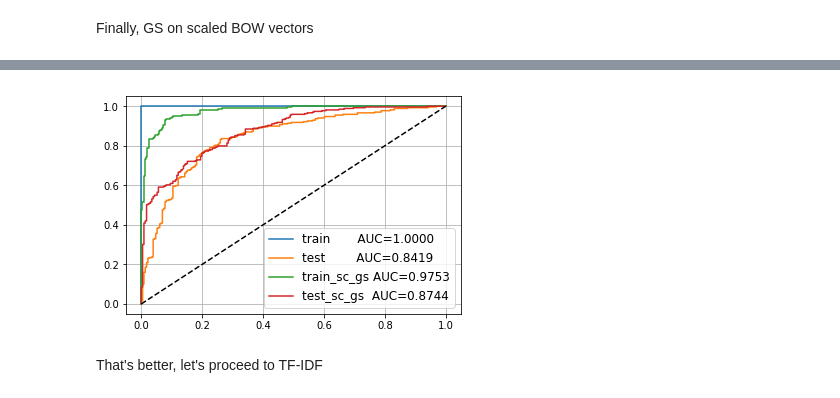
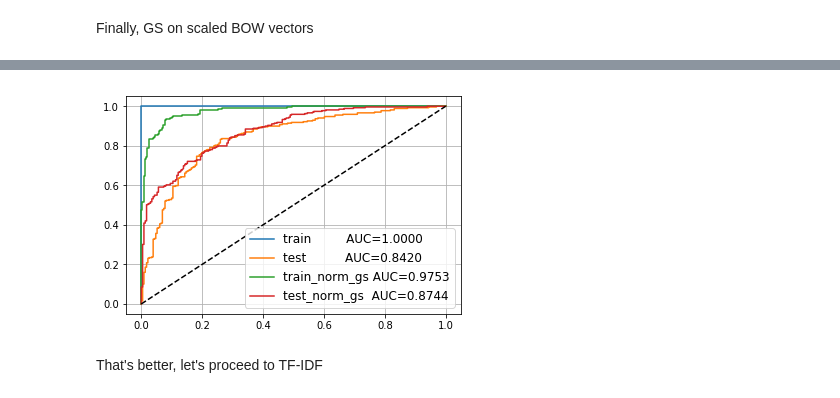
Before and after one commit to lit-leo/ml-mipt, a Jupyter notebook: homeworks/Lab2_Texts_and_Boosting/Lab2.ipynb, the cells around one changed output, grey strips where cells are left out. Drawn from its saved outputs; the diff is of its cells as text; code cells hidden in the pictures.

```diff
--- a/homeworks/Lab2_Texts_and_Boosting/Lab2.ipynb
+++ b/homeworks/Lab2_Texts_and_Boosting/Lab2.ipynb
@@ -255,12 +255,12 @@ from sklearn.metrics import roc_auc_score, roc_curve
 bow_model = LogisticRegression(solver='liblinear').fit(X_train_bow, y_train)
 bow_norm_model = LogisticRegression(solver='liblinear').fit(X_train_bow_norm, y_train)
 for name, X, y, model in [
-    ('train   ', X_train_bow, y_train, bow_model),
-    ('test    ', X_test_bow, y_test, bow_model),
+    ('train     ', X_train_bow, y_train, bow_model),
+    ('test      ', X_test_bow, y_test, bow_model),
 #     ('train_gs', X_train_bow, y_train, gs.best_estimator_.fit(X_train_bow, y_train)),
 #     ('test_gs ', X_test_bow, y_test, gs.best_estimator_.fit(X_train_bow, y_train)),
-    ('train_sc', X_train_bow_norm, y_train, bow_norm_model),
-    ('test_sc ', X_test_bow_norm, y_test, bow_norm_model)
+    ('train_norm', X_train_bow_norm, y_train, bow_norm_model),
+    ('test_norm ', X_test_bow_norm, y_test, bow_norm_model)
 ]:
     proba = model.predict_proba(X)[:, 1]
     auc = roc_auc_score(y, proba)
@@ -297,23 +297,23 @@ Fitting 5 folds for each of 40 candidates, totalling 200 fits
 # %%
 from sklearn.metrics import roc_auc_score, roc_curve
 
 bow_model = LogisticRegression(solver='liblinear').fit(X_train_bow, y_train)
 bow_norm_model = gs.best_estimator_.fit(X_train_bow_norm, y_train)
 for name, X, y, model in [
-    ('train      ', X_train_bow, y_train, bow_model),
-    ('test       ', X_test_bow, y_test, bow_model),
-    ('train_sc_gs', X_train_bow_norm, y_train, bow_norm_model),
-    ('test_sc_gs ', X_test_bow_norm, y_test, bow_norm_model),
+    ('train        ', X_train_bow, y_train, bow_model),
+    ('test         ', X_test_bow, y_test, bow_model),
+    ('train_norm_gs', X_train_bow_norm, y_train, bow_norm_model),
+    ('test_norm_gs ', X_test_bow_norm, y_test, bow_norm_model),
 ]:
     proba = model.predict_proba(X)[:, 1]
     auc = roc_auc_score(y, proba)
     plt.plot(*roc_curve(y, proba)[:2], label='%s AUC=%.4f' % (name, auc))
 
 plt.plot([0, 1], [0, 1], '--', color='black',)
 plt.legend(fontsize='large')
 plt.grid()
 # %% [output]
-[figure, old version]
+[figure, new version]
 # %% [markdown]
 That's better, let's proceed to TF-IDF
 # %% [markdown]
```
Also changed, not shown: parts of 10 cells of this notebook.
